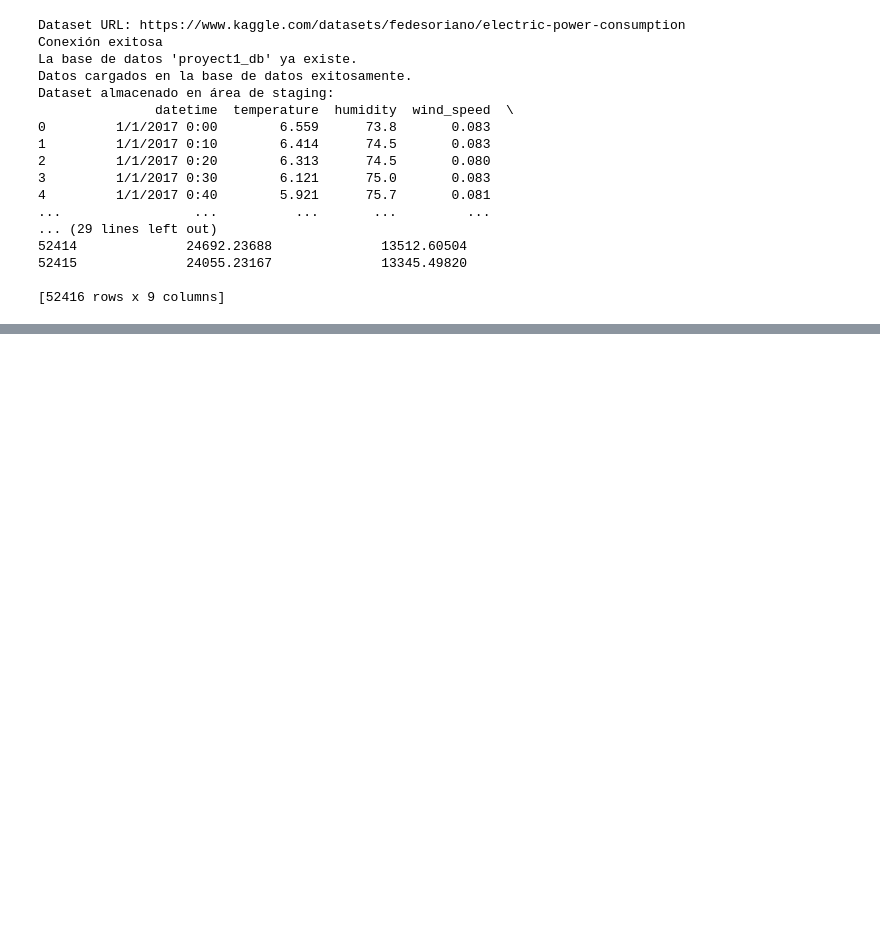
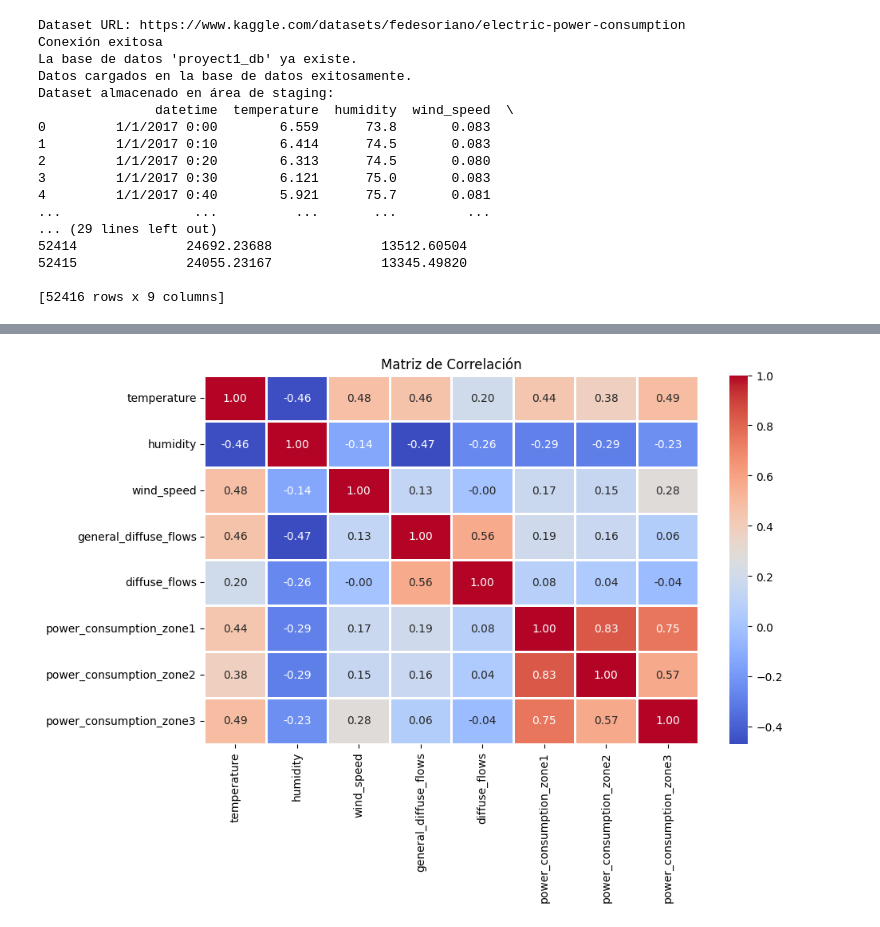
Before and after one commit to joaquinUAO/Proyecto_ETL_UAO, a Jupyter notebook: 001_proyect.ipynb, the cells around one changed output, grey strips where cells are left out. Saved outputs shown, nothing was run; the diff lists cells and outputs as text; code cells hidden in the pictures; blank space fills up the shorter version.

```diff
--- a/001_proyect.ipynb
+++ b/001_proyect.ipynb
@@ -24,0 +110,8 @@ Dataset almacenado en área de staging:
+# %%
+#df = df.drop ('city', axis = 1)
+plt.figure(figsize=(10, 6))
+sns.heatmap(file_input.select_dtypes(include=np.number).corr(), annot=True, cmap="coolwarm", fmt=".2f", linewidths=1)
+plt.title("Matriz de Correlación")
+plt.show()
+# %% [output]
+[figure, added]
```
Also changed, not shown: parts of 10 cells of this notebook, 1 other file.
